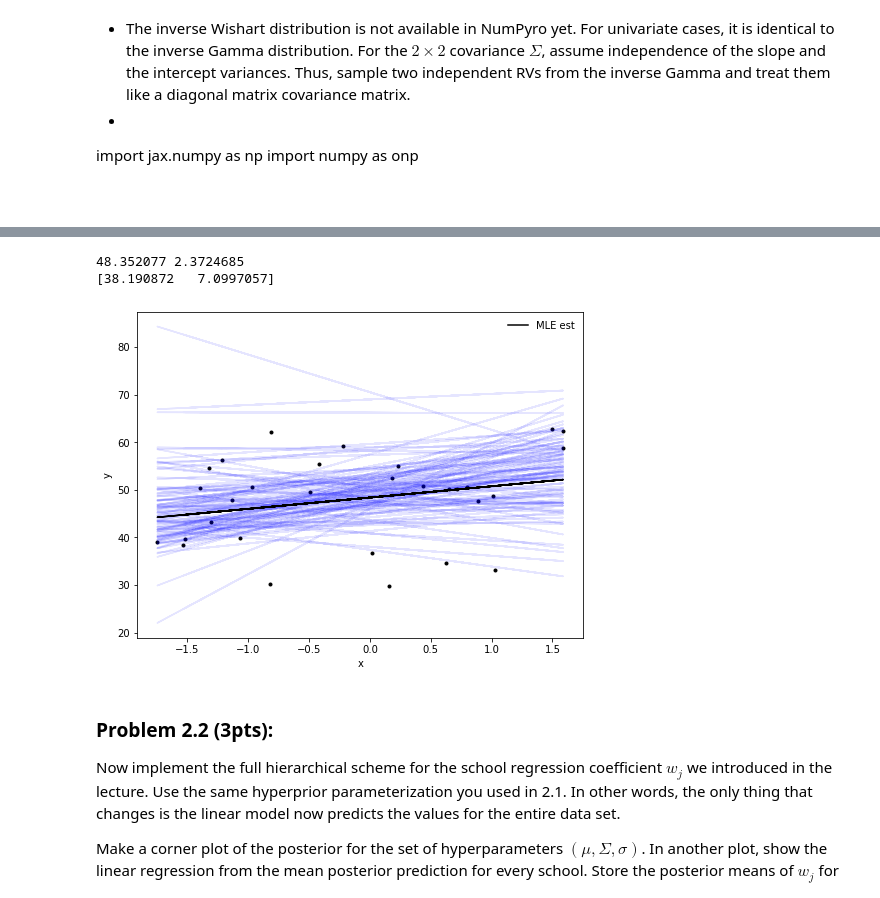
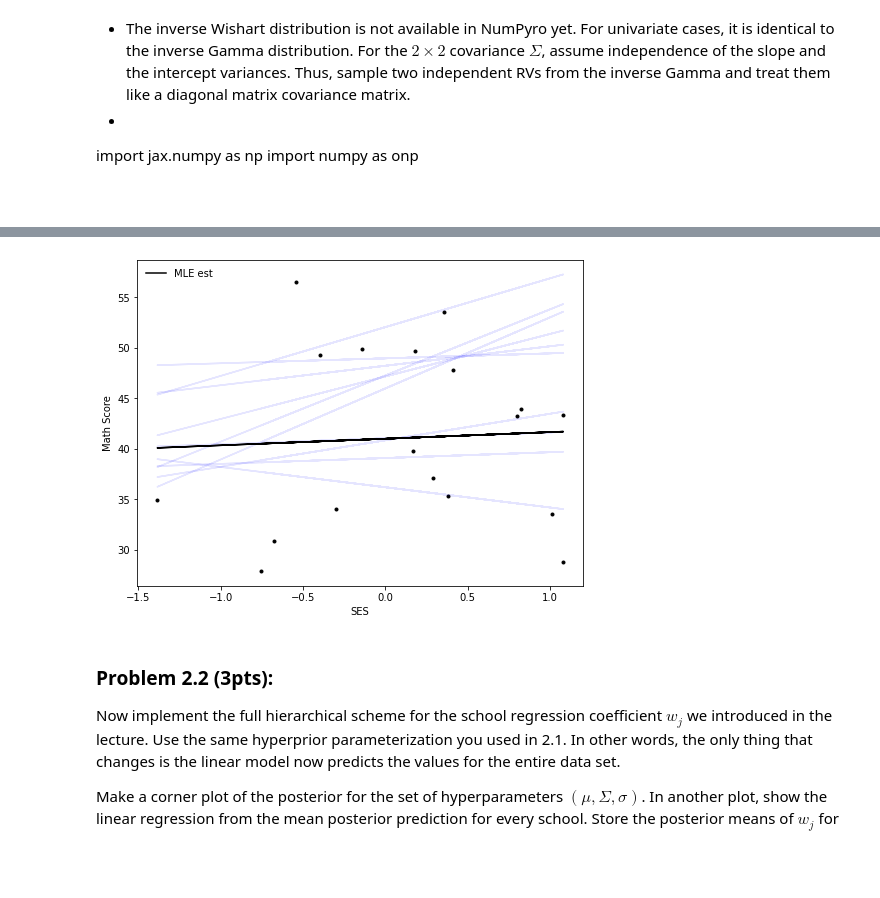
Before and after one commit to idcampbell/sml505-assignment5, a Jupyter notebook: Assignment5.ipynb, the cells around one changed output, grey strips where cells are left out. Cells and saved outputs as stored; diff of their text form; code cells hidden in the pictures; blank space fills up the shorter version.

```diff
--- a/Assignment5.ipynb
+++ b/Assignment5.ipynb
@@ -213,20 +187,20 @@ import matplotlib.pyplot as plt
 data = onp.genfromtxt('Hoffdata.csv',delimiter=',')
 sch_id = onp.unique(data[1:,0])
 
-weights = []
-sigmas = []
-for i, sch in enumerate(sch_id):
+weights_each_sch = []
+sigmas_each_sch = []
+for i, sch in enumerate(sch_id[:20]):
     data_ind = np.where(data[:,0]==sch_id[i])
     x = data[data_ind,2].reshape(1,-1)[0]
     y = data[data_ind,3].reshape(1,-1)[0]
 
-    X = np.vander(x, N=2, increasing=True)
-    x_mle = np.linalg.inv(X.T @ X) @ X.T @ y
+    X = onp.vander(x, N=2, increasing=True)
+    x_mle = onp.linalg.inv(X.T @ X) @ X.T @ y
 
-    mu_init = np.array([x_mle[0],x_mle[1]])
-    V_init = np.array([10,10])
+    mu_init = onp.array([x_mle[0],x_mle[1]])
+    V_init = onp.array([10,10])
     eta_init = 20
-    S_init = np.array([20,20])
+    S_init = onp.array([20,20])
     ups_init = 20
     sig_init = 20
     params = [mu_init, V_init, eta_init, S_init, ups_init, sig_init]
@@ -240,7 +214,7 @@ for i, sch in enumerate(sch_id):
         sig = npr.sample('sigma', dist.InverseGamma(0.5*ups_init, 0.5*ups_init*sig_init))
         w = npr.sample('w', dist.Normal(mu, cov))
         err = npr.sample('err', dist.Normal(0, sig))
-        y_ = x@w + err
+        y_ = x@w
         # notice that we clamp the outcome of this sampling to the observation y
         npr.sample('obs', dist.Normal(y_, err), obs=y)
 
@@ -253,6 +227,6 @@ for i, sch in enumerate(sch_id):
     mcmc = MCMC(kernel, num_warmup=1000, num_samples=3000) #1000, 3000
     mcmc.run(rng_key_, x=X, y=y, params=params)
     #mcmc.print_summary()
-    weights.append(mcmc.get_samples()['w'].mean(0))
-    sigmas.append(mcmc.get_samples()['sigma'].mean(0))
+    weights_each_sch.append(mcmc.get_samples()['w'].mean(0))
+    sigmas_each_sch.append(mcmc.get_samples()['sigma'].mean(0))
 mcmc.print_summary()
@@ -271,22 +233,18 @@ Number of divergences: 0
 # %%
 X = np.vander(x, N=2, increasing=True)
 x_mle = np.linalg.inv(X.T @ X) @ X.T @ y # give slope and intercept a/b
 #labels = ['sigma', 'alpha', 'tau', 'b']
 plt.figure(figsize=(8,6), facecolor='white')
-for ind, weight in enumerate(weights):
-    plt.plot(x, (x * weight[1]) + 0.5*sigmas[ind] + weight[0], 'b', alpha=0.1) #I wish for the sweet release of death
+for ind, weight in enumerate(weights_each_sch):
+    plt.plot(x, (x * weight[1]) + weight[0], 'b', alpha=0.1) #I wish for the sweet release of death
 
 plt.plot(x, x_mle[0] + x * x_mle[1], "k", label="MLE est")
 plt.scatter(x, y, marker='.', color='k')
-print(x_mle[0],x_mle[1])
-print(weights[1])
 plt.legend(frameon=False)
-plt.xlabel("x")
-plt.ylabel("y");
+plt.xlabel("SES")
+plt.ylabel("Math Score");
 # %% [output]
-48.352077 2.3724685
-[38.190872   7.0997057]
-[figure, old version]
+[figure, new version]
 # %% [markdown]
 ### Problem 2.2 (3pts):
 
```
Also changed, not shown: parts of 7 cells of this notebook.
